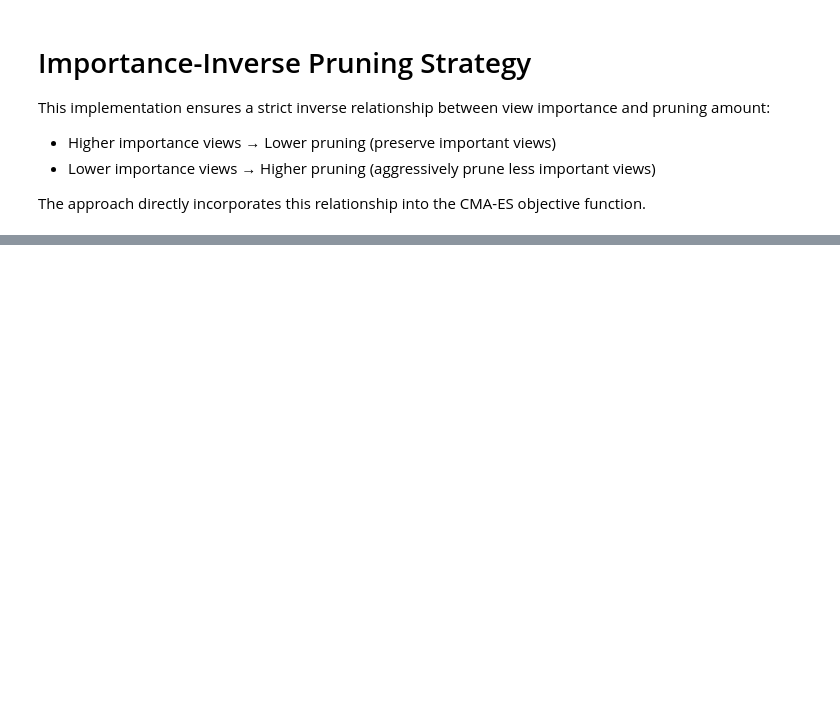
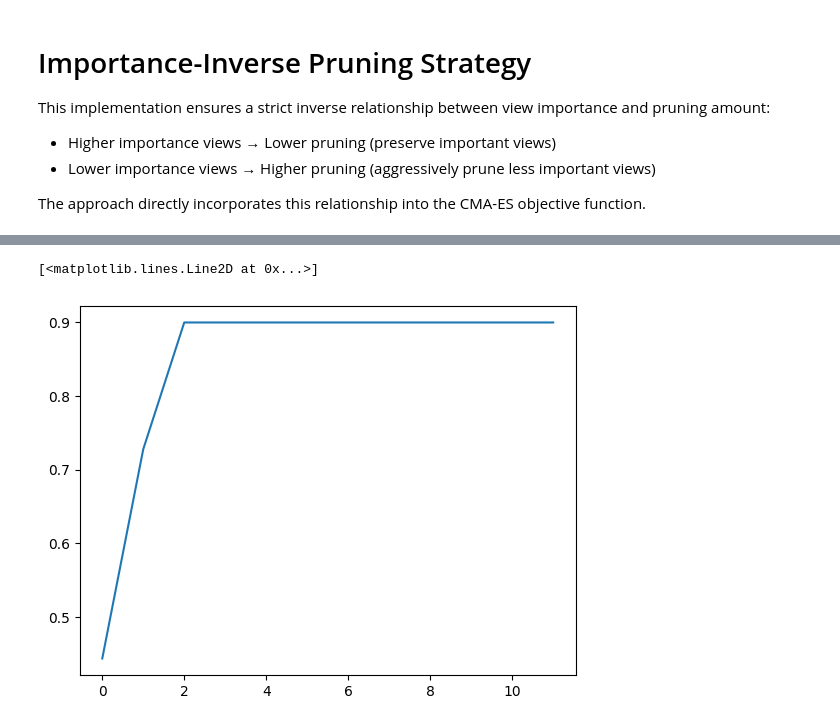
Before and after one commit to mahadevxo/DDNN-Working, a Jupyter notebook: src/pruning/taylor_series/better-pruning/mvcnn-results-reg-fit.ipynb, the cells around one changed output, grey strips where cells are left out. Drawn from its saved outputs; the diff is of its cells as text; code cells hidden in the pictures; blank space fills up the shorter version.

```diff
--- a/src/pruning/taylor_series/better-pruning/mvcnn-results-reg-fit.ipynb
+++ b/src/pruning/taylor_series/better-pruning/mvcnn-results-reg-fit.ipynb
@@ -606,0 +867,5 @@ R²: 1.0000
+# %%
+plt.plot(pruning_per_view.values())
+# %% [output]
+[<matplotlib.lines.Line2D at 0x...>]
+[figure, added]
```
Also changed, not shown: parts of 28 cells of this notebook, 5 other files.
